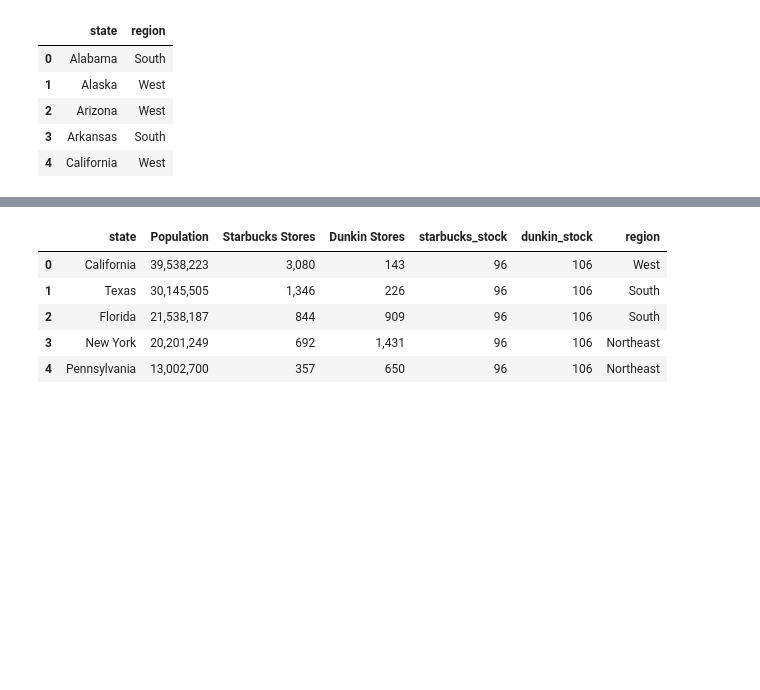
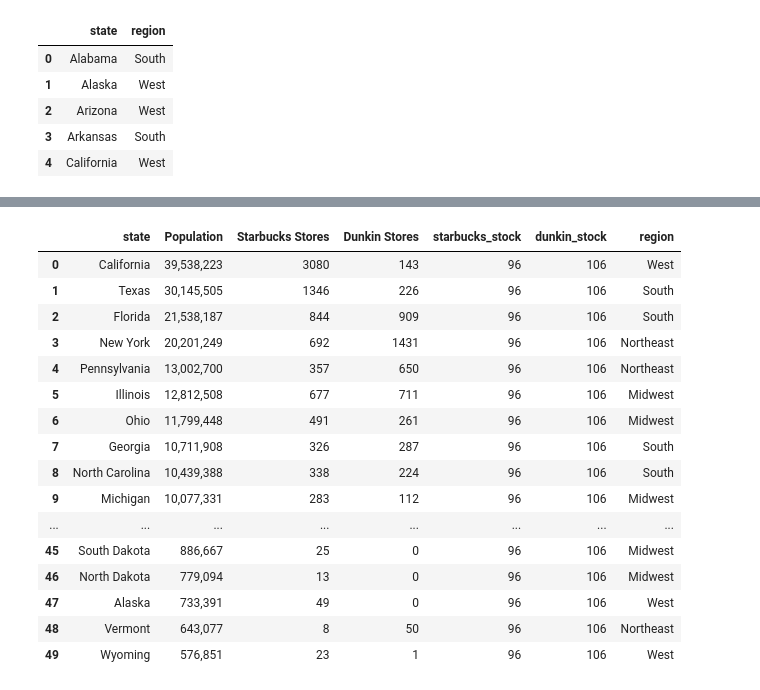
Before and after one commit to alexandragrover/GSB-544, a Jupyter notebook: Labs/Lab4/Lab4.ipynb, the cells around one changed output, grey strips where cells are left out. Drawn from its saved outputs; the diff is of its cells as text; code cells hidden in the pictures; blank space fills up the shorter version.

```diff
--- a/Labs/Lab4/Lab4.ipynb
+++ b/Labs/Lab4/Lab4.ipynb
@@ -233,9 +217,24 @@ final_merged = pd.merge(final_merged, states_regions, on='state')
+# %%
+final_merged['Starbucks Stores'] = final_merged['Starbucks Stores'].str.replace(',', '').astype(int)
+# %%
+final_merged['Dunkin Stores'] = final_merged['Dunkin Stores'].str.replace(',', '').astype(int)
 # %%
-final_merged.head()
+final_merged
 # %% [output]
 |  | state | Population | Starbucks Stores | Dunkin Stores | starbucks_stock | dunkin_stock | region |
-| 0 | California | 39,538,223 | 3,080 | 143 | 96 | 106 | West |
-| 1 | Texas | 30,145,505 | 1,346 | 226 | 96 | 106 | South |
+| 0 | California | 39,538,223 | 3080 | 143 | 96 | 106 | West |
+| 1 | Texas | 30,145,505 | 1346 | 226 | 96 | 106 | South |
 | 2 | Florida | 21,538,187 | 844 | 909 | 96 | 106 | South |
-| 3 | New York | 20,201,249 | 692 | 1,431 | 96 | 106 | Northeast |
+| 3 | New York | 20,201,249 | 692 | 1431 | 96 | 106 | Northeast |
 | 4 | Pennsylvania | 13,002,700 | 357 | 650 | 96 | 106 | Northeast |
+| 5 | Illinois | 12,812,508 | 677 | 711 | 96 | 106 | Midwest |
+| 6 | Ohio | 11,799,448 | 491 | 261 | 96 | 106 | Midwest |
+| 7 | Georgia | 10,711,908 | 326 | 287 | 96 | 106 | South |
+| 8 | North Carolina | 10,439,388 | 338 | 224 | 96 | 106 | South |
+| 9 | Michigan | 10,077,331 | 283 | 112 | 96 | 106 | Midwest |
+| ... | ... | ... | ... | ... | ... | ... | ... |
+| 45 | South Dakota | 886,667 | 25 | 0 | 96 | 106 | Midwest |
+| 46 | North Dakota | 779,094 | 13 | 0 | 96 | 106 | Midwest |
+| 47 | Alaska | 733,391 | 49 | 0 | 96 | 106 | West |
+| 48 | Vermont | 643,077 | 8 | 50 | 96 | 106 | Northeast |
+| 49 | Wyoming | 576,851 | 23 | 1 | 96 | 106 | West |
```
Also changed, not shown: parts of 15 cells of this notebook.
